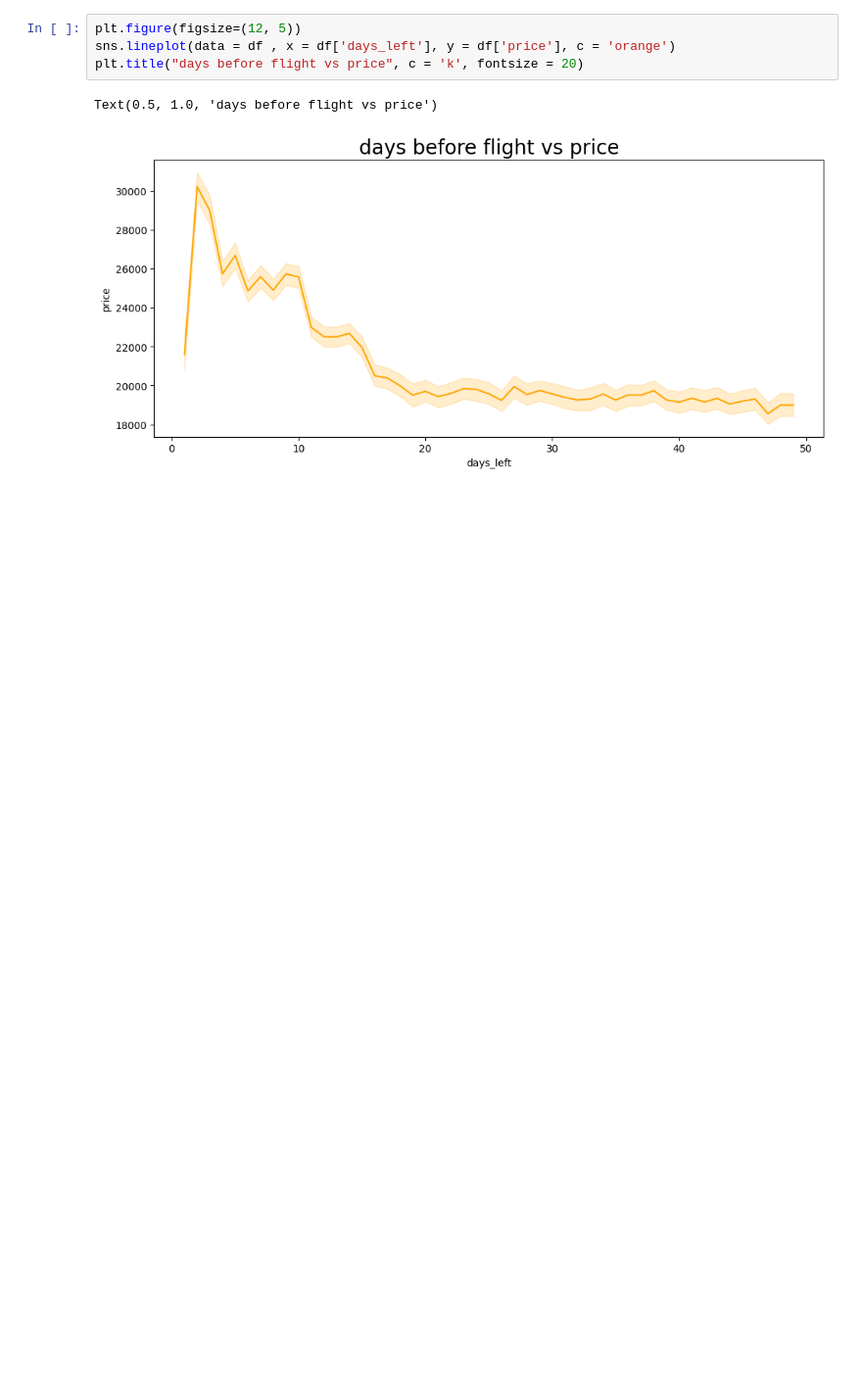
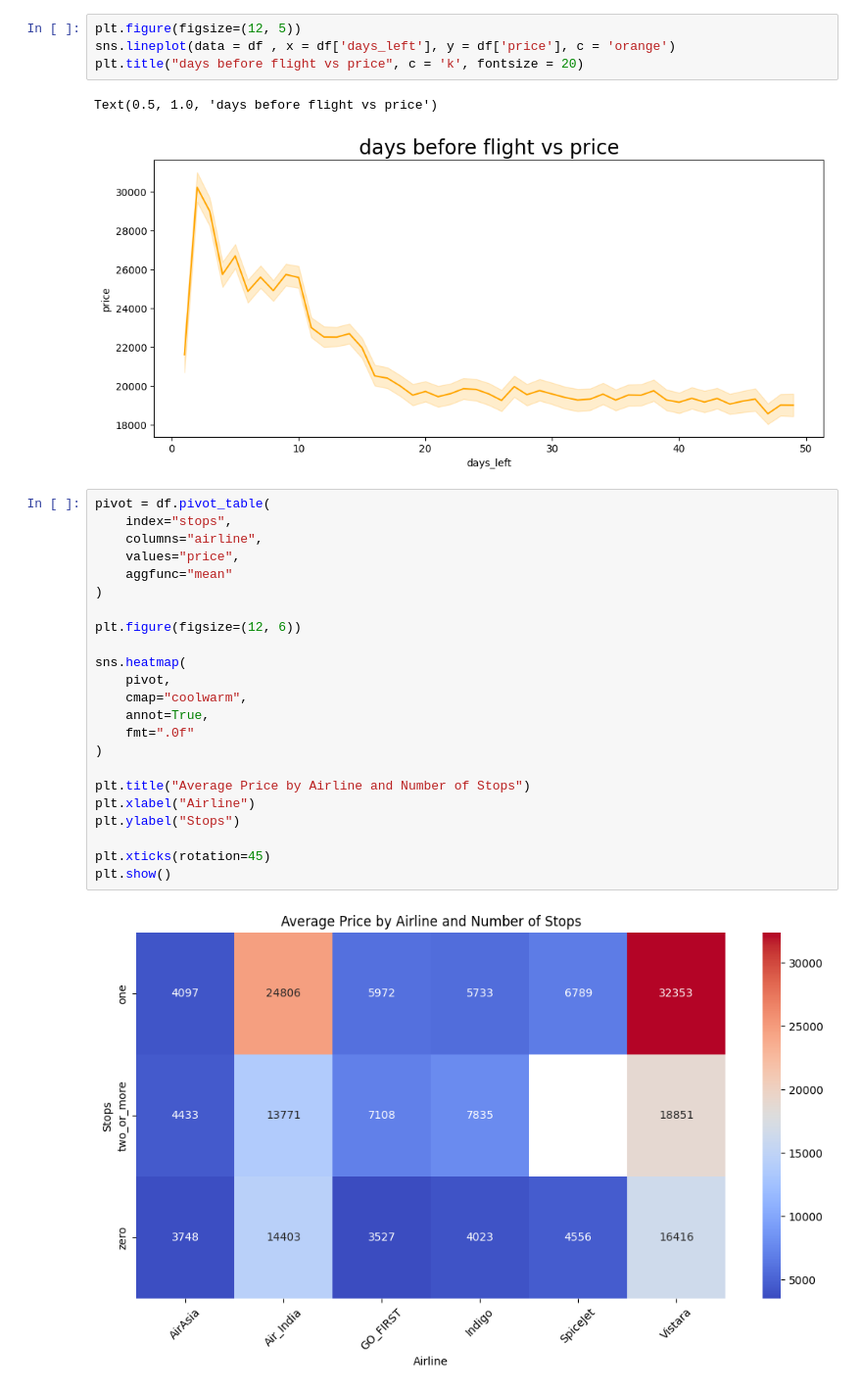
Before and after one commit to Data-Analysis-Hub/Machine-Learning-Flight-ticket-prices-prediction, a Jupyter notebook: tasks.ipynb, the cells around one changed output. Shown at 98% size. Drawn from its saved outputs; the diff is of its cells as text; blank space fills up the shorter version.

Commit message:
heatmaps

```diff
--- a/tasks.ipynb
+++ b/tasks.ipynb
@@ -418,3 +411,28 @@ plt.title("days before flight vs price", c = 'k', fontsize = 20)
 # %% [output]
 Text(0.5, 1.0, 'days before flight vs price')
 [figure]
+# %%
+pivot = df.pivot_table(
+    index="stops",
+    columns="airline",
+    values="price",
+    aggfunc="mean"
+)
+
+plt.figure(figsize=(12, 6))
+
+sns.heatmap(
+    pivot,
+    cmap="coolwarm",
+    annot=True,
+    fmt=".0f"
+)
+
+plt.title("Average Price by Airline and Number of Stops")
+plt.xlabel("Airline")
+plt.ylabel("Stops")
+
+plt.xticks(rotation=45)
+plt.show()
+# %% [output]
+[figure, added]
```
Also changed, not shown: parts of 7 cells of this notebook.
